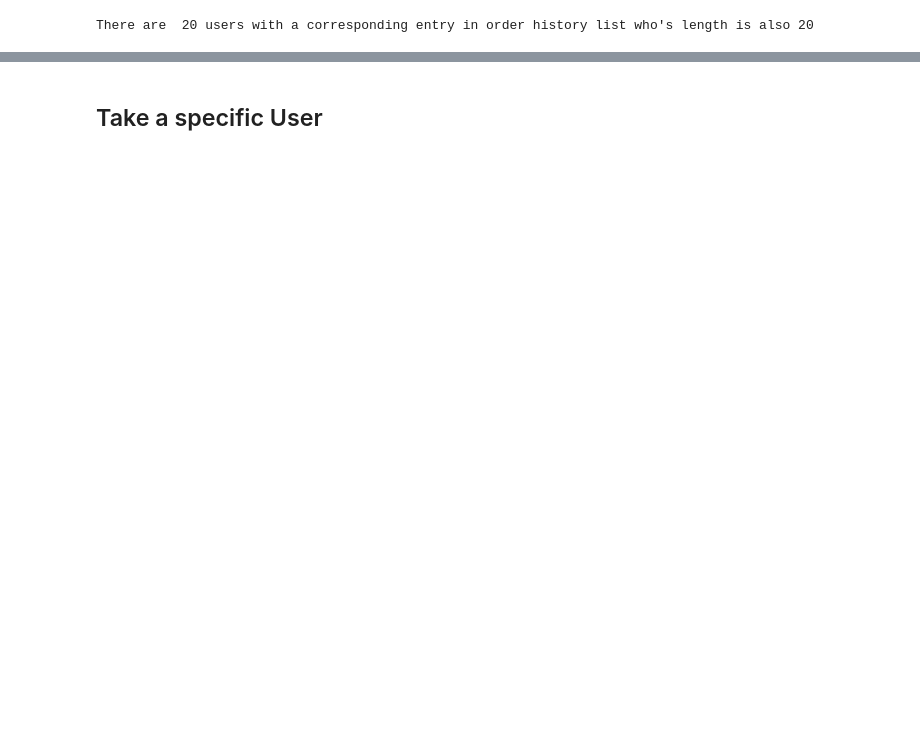
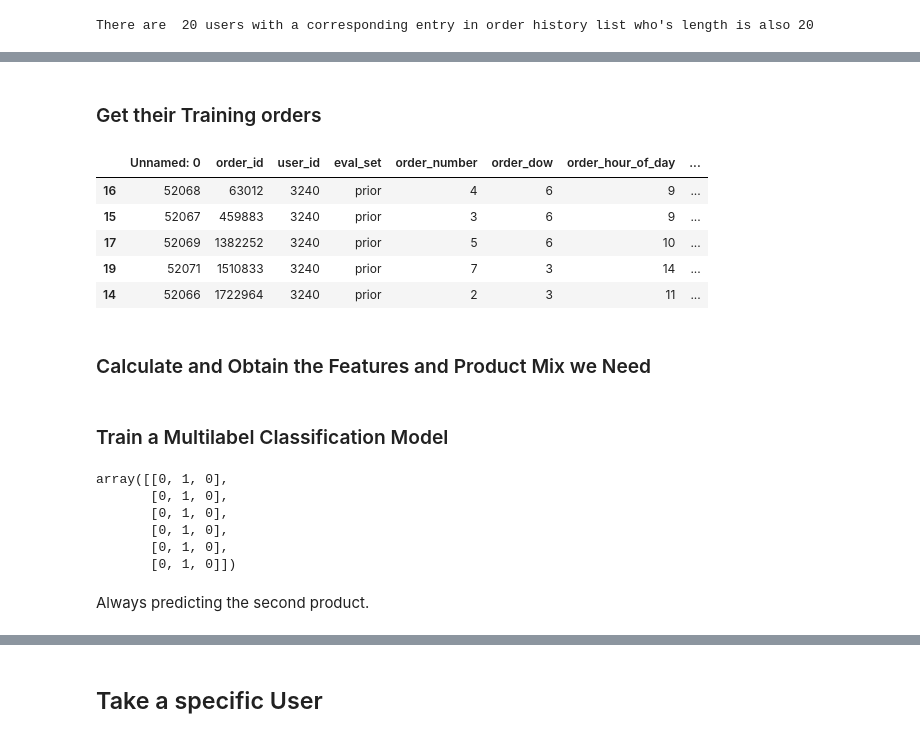
Before and after one commit to 1carew1/instacart_investigation, a Jupyter notebook: Assignment_2_Classification.ipynb, the cells around one changed output, grey strips where cells are left out. Cells and saved outputs as stored; diff of their text form; code cells hidden in the pictures; blank space fills up the shorter version.

```diff
--- a/Assignment_2_Classification.ipynb
+++ b/Assignment_2_Classification.ipynb
@@ -288,0 +434,16 @@ train_user_orders.head()
+# %% [markdown]
+### Get their Training orders
+# %%
+max_order_number = popular_specific_user_order.order_number.max()
+next_user_order = popular_specific_user_order.query("order_number == " + str(max_order_number))
+train_user_orders = popular_specific_user_order.query("order_number < " + str(max_order_number)).sort_values("order_id", ascending=True)
+train_user_orders.head()
+# %% [output]
+|  | Unnamed: 0 | order_id | user_id | eval_set | order_number | order_dow | order_hour_of_day | ... |
+| 16 | 52068 | 63012 | 3240 | prior | 4 | 6 | 9 | ... |
+| 15 | 52067 | 459883 | 3240 | prior | 3 | 6 | 9 | ... |
+| 17 | 52069 | 1382252 | 3240 | prior | 5 | 6 | 10 | ... |
+| 19 | 52071 | 1510833 | 3240 | prior | 7 | 3 | 14 | ... |
+| 14 | 52066 | 1722964 | 3240 | prior | 2 | 3 | 11 | ... |
+# %% [markdown]
+### Calculate and Obtain the Features and Product Mix we Need
@@ -288,0 +452,15 @@ train_user_orders.head()
+# %% [markdown]
+### Train a Multilabel Classification Model
+# %%
+clf = OneVsRestClassifier(SVC(kernel='poly'))
+clf.fit(user_train_features, user_train_product_mix)
+clf.predict(user_train_features)
+# %% [output]
+array([[0, 1, 0],
+       [0, 1, 0],
+       [0, 1, 0],
+       [0, 1, 0],
+       [0, 1, 0],
+       [0, 1, 0]])
+# %% [markdown]
+Always predicting the second product.
```
Also changed, not shown: parts of 118 cells of this notebook, 2 other files.
